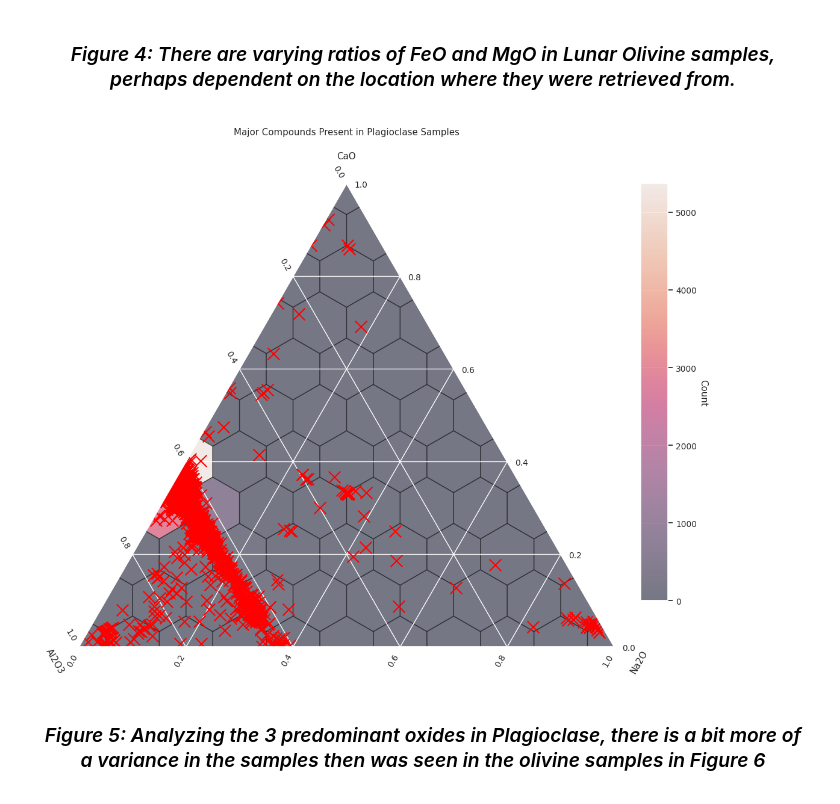
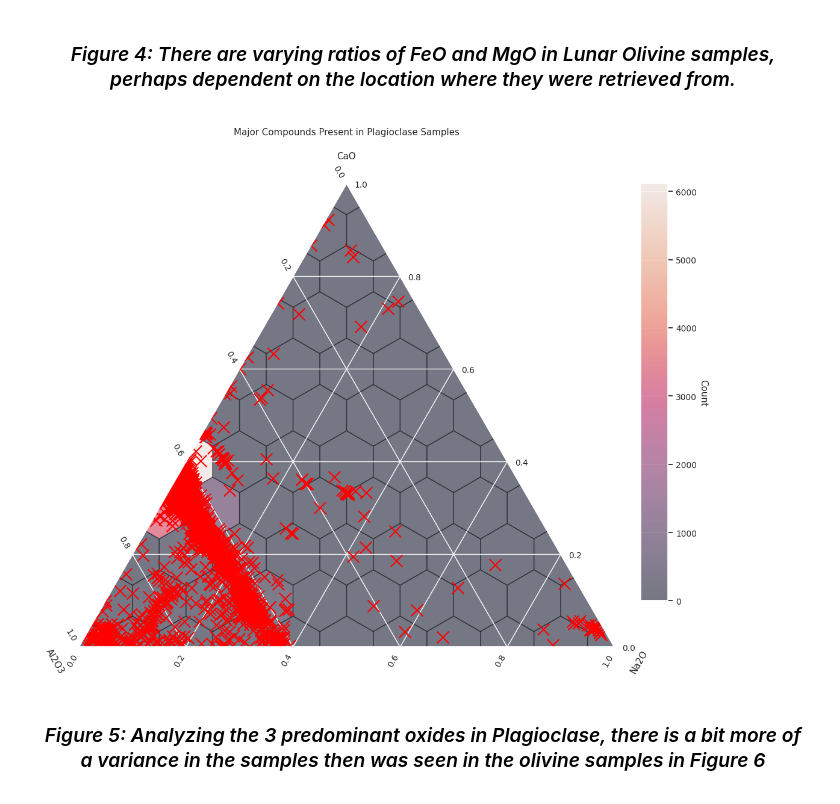
Before and after one commit to jeffbgreene/geology-558, a Jupyter notebook: Supervised_Classification_EDA.ipynb, the cells around one changed output. Cells and saved outputs as stored; diff of their text form; code cells hidden in the pictures.

```diff
--- a/Supervised_Classification_EDA.ipynb
+++ b/Supervised_Classification_EDA.ipynb
@@ -194,7 +194,7 @@ Name: count, Length: 100, dtype: int64
 # %% [markdown]
 ### &emsp; I filtered the data to keep the Minerals that have more than 1500 samples
 # %%
-df_filtered = df[df['Mineral'].isin(counts[counts > 1500].index)]
+df_filtered = df[df['Mineral'].isin(counts[counts > 600].index)]
 df_filtered.Mineral.value_counts()
 # %% [output]
 |  | count |
@@ -235,4 +239,8 @@ memory usage: 4.6+ MB
 # The Ferrous Nickle Metal records have no Na2O values, so they will break the imputation code.
 # Because of this, I removed those rows
 df_filtered = df_filtered.loc[df_filtered['Mineral'] != 'FENI METAL']
+df_filtered['Mineral'] = df_filtered['Mineral'].str.replace('PYROXENE (NOT CLASSIFIED)', 'PYROXENE')
+df_filtered = df_filtered.loc[df_filtered['Mineral'] != 'PYROXENE']
+df_filtered = df_filtered.loc[df_filtered['Mineral'] != 'CLINOPYROXENE']
 df_filtered = df_filtered.loc[df_filtered['Mineral'] != 'LOW-CA PYROXENE']
+df_filtered = df_filtered.loc[df_filtered['Mineral'] != 'HIGH-CA PYROXENE']
@@ -242,3 +249,14 @@ df_filtered['Mineral'] = df_filtered['Mineral'].str.replace('PYROXENE (NOT CLASS
+# %%
+#Rename the Pyroxene column
+'''
+df_filtered['Mineral'] = df_filtered['Mineral'].str.replace('CLINOPYROXENE', 'PYROXENE')
+df_filtered['Mineral'] = df_filtered['Mineral'].str.replace('LOW-CA PYROXENE', 'PYROXENE')
+df_filtered['Mineral'] = df_filtered['Mineral'].str.replace('ORTHOPYROXENE', 'PYROXENE')
+df_filtered['Mineral'] = df_filtered['Mineral'].str.replace('HIGH-CA PYROXENE', 'PYROXENE')
+
+'''
+df_filtered['Mineral'] = df_filtered['Mineral'].str.replace('PLAGIOCLASE', 'FELDSPAR')
+df_filtered['Mineral'] = df_filtered['Mineral'].str.replace('MASKELYNITE', 'FELDSPAR')
 # %% [markdown]
 ### Orginally I was going to fill the NAN's with 0's, but that appeared to heavily skew the data. Instead I performed data imputation before attempting to further explore this data
 # %%
@@ -424,32 +444,32 @@ plt.show()
 
 ### <p style="text-align:center;"><i>Figure 4: There are varying ratios of FeO and MgO in Lunar Olivine samples, perhaps dependent on the location where they were retrieved from.</i></p>
 # %%
-df_plagioclase = df_filtered.loc[df_filtered['Mineral'] == 'PLAGIOCLASE']
+df_plagioclase = df_filtered.loc[df_filtered['Mineral'] == 'FELDSPAR']
 
 # Declare a figure object
 fig = plt.figure()
 # Add the ternary projection
 axes = fig.add_subplot(projection="ternary")
 # Create the scatterplot for the 3 major oxides
 axes.scatter(df_plagioclase['CaO'], df_plagioclase['Al2O3'], df_plagioclase['Na2O'], color="red", marker="x", s=200)
 # Create the hexogonal bins on the plot
 pc = axes.hexbin(df_plagioclase['CaO'], df_plagioclase['Al2O3'], df_plagioclase['Na2O'], gridsize=10, edgecolors="k", alpha=0.5, zorder=0.0)
 # Set the labels for each axi
 axes.set_tlabel('CaO')
 axes.set_llabel('Al2O3')
 axes.set_rlabel('Na2O')
 # Add the title
 axes.set_title('Major Compounds Present in Plagioclase Samples', pad=20)
 # Insert gridlines
 axes.grid(color='white')
 cax = axes.inset_axes([1.05, 0.1, 0.05, 0.9], transform=axes.transAxes)
 # Add the legend
 colorbar = fig.colorbar(pc, cax=cax)
 colorbar.set_label("Count", rotation=270, va="baseline")
 # Show the plot
 plt.show()
 # %% [output]
-[figure, old version]
+[figure, new version]
 # %% [markdown]
 ### <p style="text-align:center;"><i>Figure 5: Analyzing the 3 predominant oxides in Plagioclase, there is a bit more of a variance in the samples then was seen in the olivine samples in Figure 6</i></p>
 # %%
```
Also changed, not shown: parts of 16 cells of this notebook.
